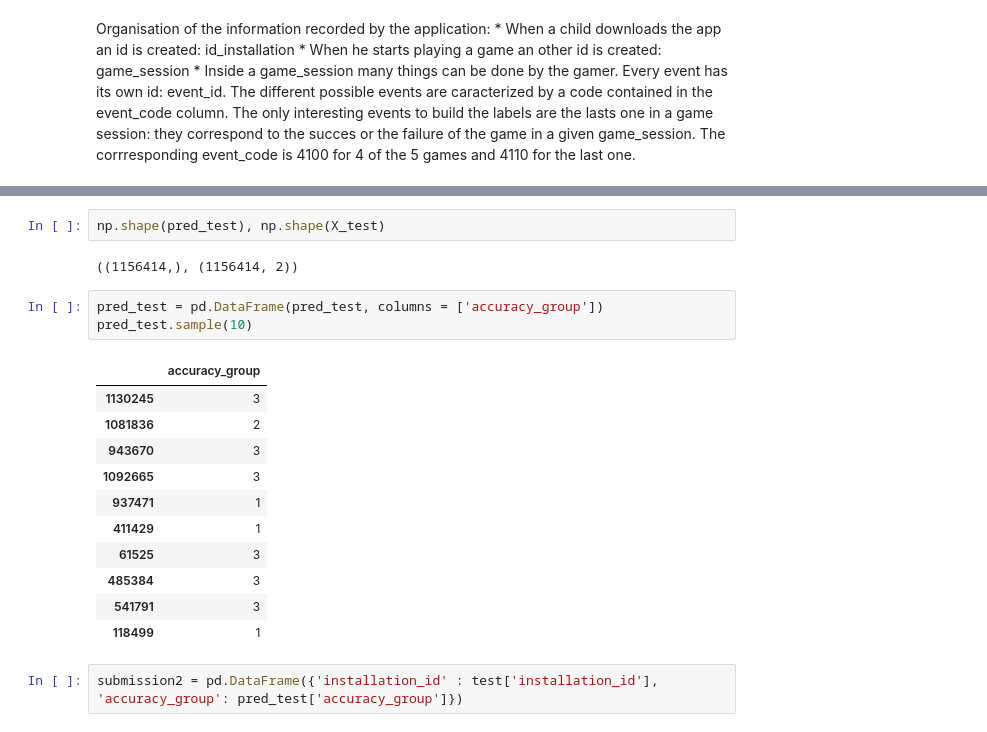
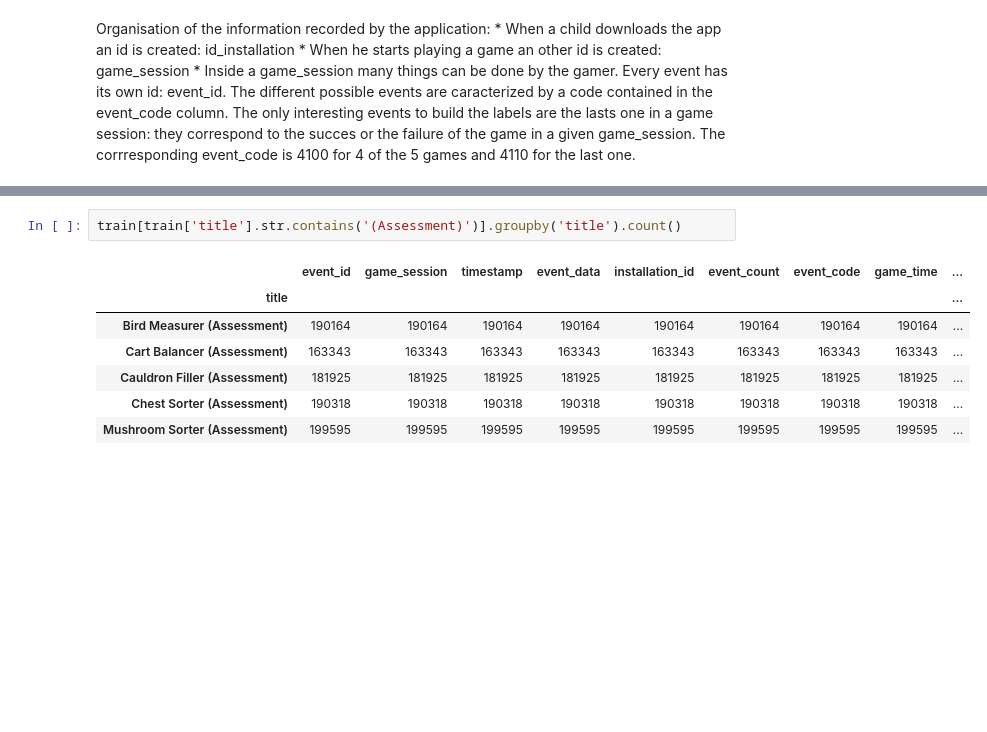
Before and after one commit to DataCampM2DSSAF/suivi-du-data-camp-datacamp_gmma, a Jupyter notebook: Code/DataCamp1_odelia.ipynb, the cells around one changed output, grey strips where cells are left out. Drawn from its saved outputs; the diff is of its cells as text; blank space fills up the shorter version.

```diff
--- a/Code/DataCamp1_odelia.ipynb
+++ b/Code/DataCamp1_odelia.ipynb
@@ -256,21 +36,10 @@ pred_test = MLR.predict(X_test)
-# %%
-np.shape(pred_test), np.shape(X_test)
-# %% [output]
-((1156414,), (1156414, 2))
-# %%
-pred_test = pd.DataFrame(pred_test, columns = ['accuracy_group'])
-pred_test.sample(10)
-# %% [output]
-|  | accuracy_group |
-| 1130245 | 3 |
-| 1081836 | 2 |
-| 943670 | 3 |
-| 1092665 | 3 |
-| 937471 | 1 |
-| 411429 | 1 |
-| 61525 | 3 |
-| 485384 | 3 |
-| 541791 | 3 |
-| 118499 | 1 |
-# %%
-submission2 = pd.DataFrame({'installation_id' : test['installation_id'], 'accuracy_group': pred_test['accuracy_group']})
+# %%
+train[train['title'].str.contains('(Assessment)')].groupby('title').count()
+# %% [output]
+|  | event_id | game_session | timestamp | event_data | installation_id | event_count | event_code | game_time | ... |
+| title |  |  |  |  |  |  |  |  | ... |
+| Bird Measurer (Assessment) | 190164 | 190164 | 190164 | 190164 | 190164 | 190164 | 190164 | 190164 | ... |
+| Cart Balancer (Assessment) | 163343 | 163343 | 163343 | 163343 | 163343 | 163343 | 163343 | 163343 | ... |
+| Cauldron Filler (Assessment) | 181925 | 181925 | 181925 | 181925 | 181925 | 181925 | 181925 | 181925 | ... |
+| Chest Sorter (Assessment) | 190318 | 190318 | 190318 | 190318 | 190318 | 190318 | 190318 | 190318 | ... |
+| Mushroom Sorter (Assessment) | 199595 | 199595 | 199595 | 199595 | 199595 | 199595 | 199595 | 199595 | ... |
```
Also changed, not shown: parts of 38 cells of this notebook.
